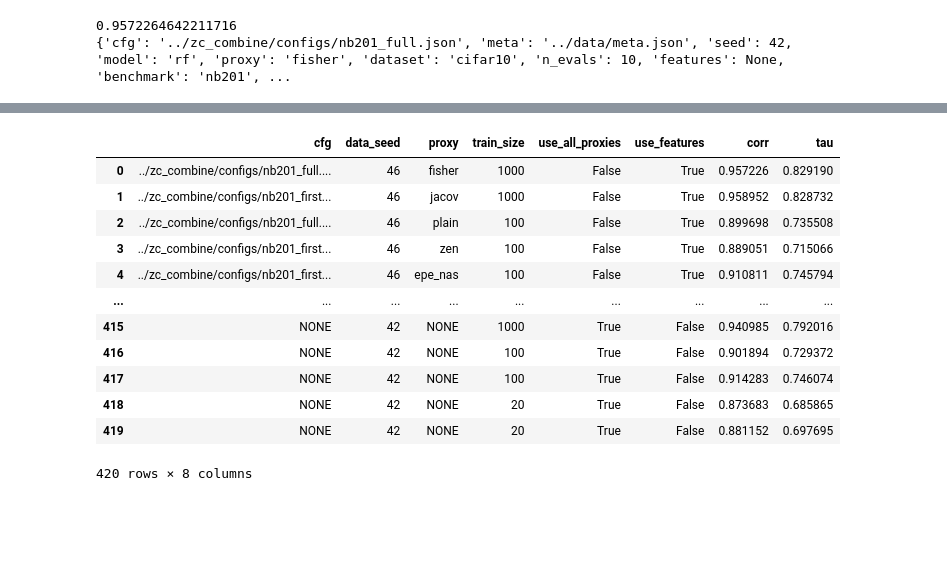
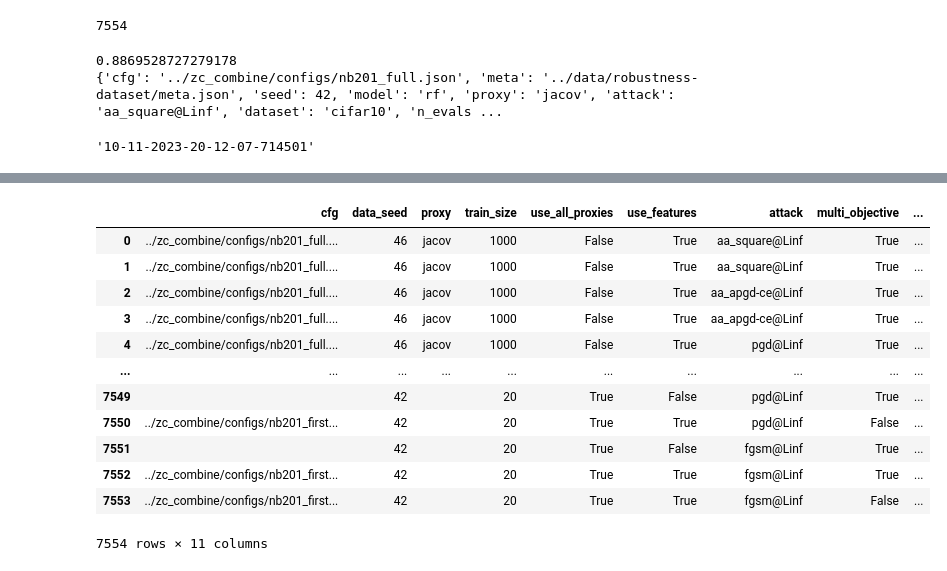
Before and after one commit to gabikadlecova/zc_combine, a Jupyter notebook: wandb_plots.ipynb, the cells around one changed output, grey strips where cells are left out. Drawn from its saved outputs; the diff is of its cells as text; code cells hidden in the pictures; blank space fills up the shorter version.

```diff
--- a/wandb_plots.ipynb
+++ b/wandb_plots.ipynb
@@ -15,3 +12,16 @@ runs = api.runs('gabi-kadlecova' + "/" + project)
+# %%
+project = 'zc_combine_rob'
+# project_proxy = 'zc_combine_rob_nb201_proxy_only'
+
+
+#check 10-11-2023-20-12-07-714501
+api = wandb.Api(timeout=19)
+runs = api.runs('dct-activation' + "/" + project)
+# runs_proxy = api.runs('dct-activation' + "/" + project_proxy)
+
+print(len(runs))
+# %% [output]
+7554
 # %%
 for run in runs:
     # skip xgb for now
@@ -22,26 +32,36 @@ for run in runs:
     print(run.config)
     break
 # %% [output]
-0.9572264642211716
-{'cfg': '../zc_combine/configs/nb201_full.json', 'meta': '../data/meta.json', 'seed': 42, 'model': 'rf', 'proxy': 'fisher', 'dataset': 'cifar10', 'n_evals': 10, 'features': None, 'benchmark': 'nb201', ...
+0.8869528727279178
+{'cfg': '../zc_combine/configs/nb201_full.json', 'meta': '../data/robustness-dataset/meta.json', 'seed': 42, 'model': 'rf', 'proxy': 'jacov', 'attack': 'aa_square@Linf', 'dataset': 'cifar10', 'n_evals ...
+# %%
+runs[590].name
+# %% [output]
+'10-11-2023-20-12-07-714501'
 # %%
 import pandas as pd
 
-def create_entry(run):
-    # TODO uncertainty
-    row = {}
-    cfg_args = ['cfg', 'data_seed', 'proxy', 'train_size', 'use_all_proxies', 'use_features']
-    for ca in cfg_args:
-        row[ca] = run.config[ca]
+def create_entry(run, i):
+    try:
+        # TODO uncertainty
+        row = {}
+        cfg_args = ['cfg', 'data_seed', 'proxy', 'train_size', 'use_all_proxies', 'use_features', 'attack', 'multi_objective', "eps_attack"]
+        for ca in cfg_args:
+            row[ca] = run.config[ca]
 
-    prox, cfg = row['proxy'], row['cfg']
-    row['proxy'] = 'NONE' if prox is None or not len(prox) else prox
-    row['cfg'] = 'NONE' if cfg is None or not len(cfg) else cfg
-    row['corr'] = run.summary['corr_mean']
-    row['tau'] = run.summary['tau_mean']
+        prox, cfg = row['proxy'], row['cfg']
+        row['proxy'] = '' if prox is None or not len(prox) else prox
+        row['cfg'] = '' if cfg is None or not len(cfg) else cfg
+        row['corr'] = run.summary['corr_mean']
+        row['tau'] = run.summary['tau_mean']
+    except:
+        print(i)
     return row
 
-df = [create_entry(r) for r in runs]
+df = [create_entry(r,i) for i,r in enumerate(runs)]
+# df_proxy = [create_entry(r) for r in runs_proxy]
 df = pd.DataFrame(df)
+# df_proxy = pd.DataFrame(df_proxy)
+# df = pd.concat([df, df_proxy], ignore_index=True)
 df
 # %% [output]
@@ -48,13 +85,13 @@ df
-|  | cfg | data_seed | proxy | train_size | use_all_proxies | use_features | corr | tau |
-| 0 | ../zc_combine/configs/nb201_full.... | 46 | fisher | 1000 | False | True | 0.957226 | 0.829190 |
-| 1 | ../zc_combine/configs/nb201_first... | 46 | jacov | 1000 | False | True | 0.958952 | 0.828732 |
-| 2 | ../zc_combine/configs/nb201_full.... | 46 | plain | 100 | False | True | 0.899698 | 0.735508 |
-| 3 | ../zc_combine/configs/nb201_first... | 46 | zen | 100 | False | True | 0.889051 | 0.715066 |
-| 4 | ../zc_combine/configs/nb201_first... | 46 | epe_nas | 100 | False | True | 0.910811 | 0.745794 |
-| ... | ... | ... | ... | ... | ... | ... | ... | ... |
-| 415 | NONE | 42 | NONE | 1000 | True | False | 0.940985 | 0.792016 |
-| 416 | NONE | 42 | NONE | 100 | True | False | 0.901894 | 0.729372 |
-| 417 | NONE | 42 | NONE | 100 | True | False | 0.914283 | 0.746074 |
-| 418 | NONE | 42 | NONE | 20 | True | False | 0.873683 | 0.685865 |
-| 419 | NONE | 42 | NONE | 20 | True | False | 0.881152 | 0.697695 |
+|  | cfg | data_seed | proxy | train_size | use_all_proxies | use_features | attack | multi_objective | ... |
+| 0 | ../zc_combine/configs/nb201_full.... | 46 | jacov | 1000 | False | True | aa_square@Linf | True | ... |
+| 1 | ../zc_combine/configs/nb201_full.... | 46 | jacov | 1000 | False | True | aa_square@Linf | True | ... |
+| 2 | ../zc_combine/configs/nb201_full.... | 46 | jacov | 1000 | False | True | aa_apgd-ce@Linf | True | ... |
+| 3 | ../zc_combine/configs/nb201_full.... | 46 | jacov | 1000 | False | True | aa_apgd-ce@Linf | True | ... |
+| 4 | ../zc_combine/configs/nb201_full.... | 46 | jacov | 1000 | False | True | pgd@Linf | True | ... |
+| ... | ... | ... | ... | ... | ... | ... | ... | ... | ... |
+| 7549 |  | 42 |  | 20 | True | False | pgd@Linf | True | ... |
+| 7550 | ../zc_combine/configs/nb201_first... | 42 |  | 20 | True | True | pgd@Linf | False | ... |
+| 7551 |  | 42 |  | 20 | True | False | fgsm@Linf | True | ... |
+| 7552 | ../zc_combine/configs/nb201_first... | 42 |  | 20 | True | True | fgsm@Linf | True | ... |
+| 7553 | ../zc_combine/configs/nb201_first... | 42 |  | 20 | True | True | fgsm@Linf | False | ... |
-420 rows × 8 columns
+7554 rows × 11 columns
```
Also changed, not shown: parts of 12 cells of this notebook.
